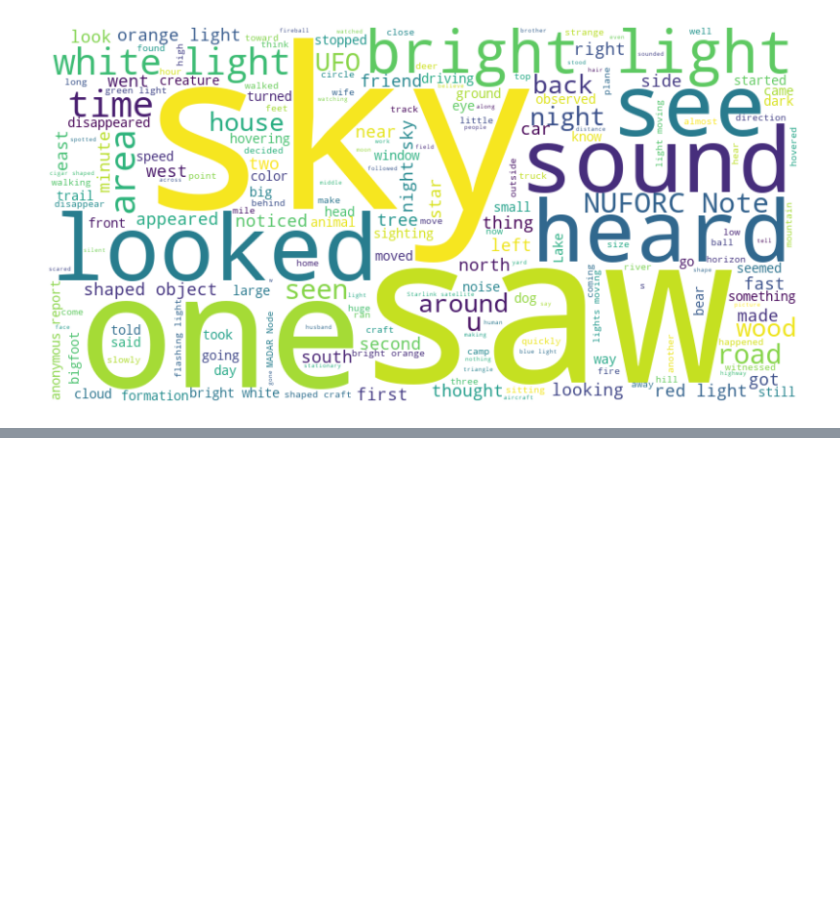
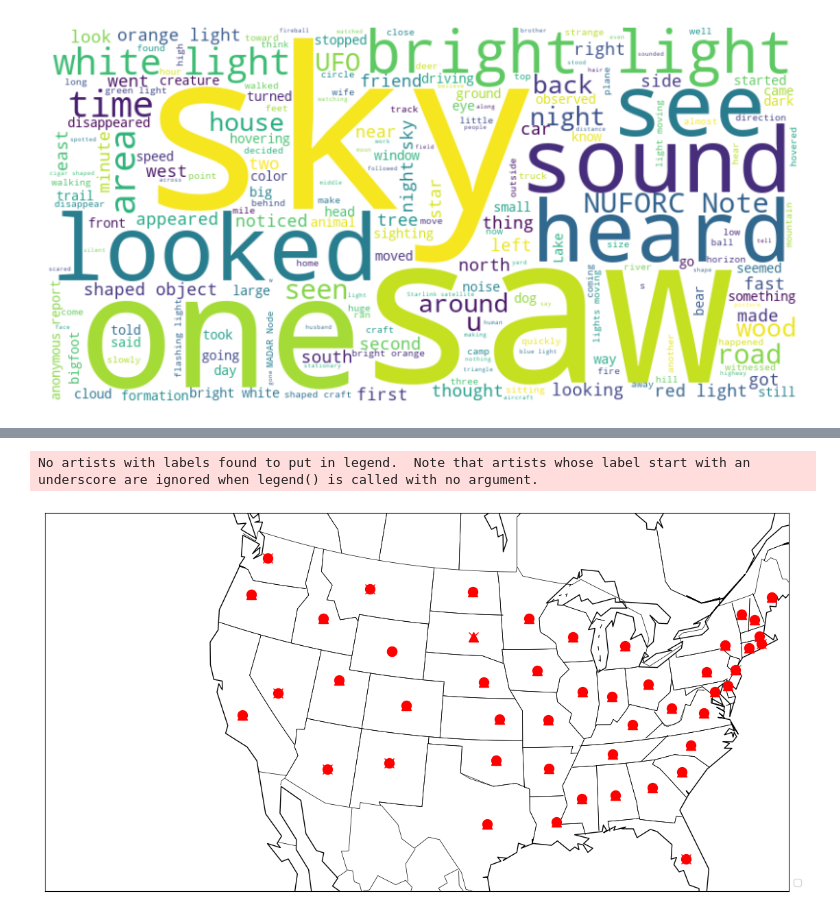
Before and after one commit to seanmalley1/bigfeet, a Jupyter notebook: notebooks/ufo_wordcloud.ipynb, the cells around one changed output, grey strips where cells are left out. Cells and saved outputs as stored; diff of their text form; code cells hidden in the pictures; blank space fills up the shorter version.

Commit message:
marker map done, but ugly. got centriods for each state, though

```diff
--- a/notebooks/ufo_wordcloud.ipynb
+++ b/notebooks/ufo_wordcloud.ipynb
@@ -6,7 +6,7 @@ https://github.com/nltk/nltk/wiki/FAQ
 import pandas as pd
 
 df_ufo = pd.read_csv('F:\\d10\\Projects\\bigfoots-ufos-ghosts-oh-my\\data\\nuforc_reports.csv')
-df_big = pd.read_csv('F:\\d10\\Projects\\bigfoots-ufos-ghosts-oh-my\\data\\bfro_reports_geocoded.csv')
+# df_big = pd.read_csv('F:\\d10\\Projects\\bigfoots-ufos-ghosts-oh-my\\data\\bfro_reports_geocoded.csv')
 # %%
 df.head()
 # %% [output]
@@ -241,0 +427,57 @@ plt.show()
+# %%
+
+import matplotlib.pyplot as plt
+from mpl_toolkits.basemap import Basemap
+
+
+state_coords = {
+    'AL': (32.806671, -86.791130), 'AK': (61.370716, -152.404419), 'AZ': (33.729759, -111.431221),
+    'AR': (34.969704, -92.373123), 'CA': (36.116203, -119.681564), 'CO': (39.059811, -105.311104),
+    'CT': (41.597782, -72.755371), 'DE': (39.318523, -75.507141), 'FL': (27.766279, -81.686783),
+    'GA': (33.040619, -83.643074), 'HI': (21.094318, -157.498337), 'ID': (44.240459, -114.478828),
+    'IL': (40.349457, -88.986137), 'IN': (39.849426, -86.258278), 'IA': (42.011539, -93.210526),
+    'KS': (38.526600, -96.726486), 'KY': (37.668140, -84.670067), 'LA': (31.169546, -91.867805),
+    'ME': (44.693947, -69.381927), 'MD': (39.063946, -76.802101), 'MA': (42.230171, -71.530106),
+    'MI': (43.326618, -84.536095), 'MN': (45.694454, -93.900192), 'MS': (32.741646, -89.678696),
+    'MO': (38.456085, -92.288368), 'MT': (46.921925, -110.454353), 'NE': (41.125370, -98.268082),
+    'NV': (38.313515, -117.055374), 'NH': (43.452492, -71.563896), 'NJ': (40.298904, -74.521011),
+    'NM': (34.840515, -106.248482), 'NY': (42.165726, -74.948051), 'NC': (35.630066, -79.806419),
+    'ND': (47.528912, -99.784012), 'OH': (40.388783, -82.764915), 'OK': (35.565342, -96.928917),
+    'OR': (44.572021, -122.070938), 'PA': (40.590752, -77.209755), 'RI': (41.680893, -71.511780),
+    'SC': (33.856892, -80.945007), 'AK': (64.200841, -149.493673), 'SD': (44.299782, -99.438828),
+    'TN': (35.747845, -86.692345), 'TX': (31.054487, -97.563461), 'UT': (40.150032, -111.862434),
+    'VT': (44.045876, -72.710686), 'VA': (37.769337, -78.169968), 'WA': (47.400902, -121.490494),
+    'WV': (38.491226, -80.954455), 'WI': (44.268543, -89.616508), 'WY': (42.755966, -107.302490)
+}
+
+shape_to_symbol = {
+    'circle': 'o',
+    'triangle': '^',
+    'sphere': 'o',
+
+}
+
+
+plt.figure(figsize=(14, 8))
+m = Basemap(llcrnrlon=-130, llcrnrlat=20, urcrnrlon=-65, urcrnrlat=50, projection='lcc', lat_1=33, lat_2=45, lon_0=-95)
+
+
+m.drawcoastlines()
+m.drawcountries()
+m.drawstates()
+
+
+for index, row in most_common_shape_per_state.iterrows():
+    state = row['state']
+    shape = row['shape']
+    if state in state_coords:
+        lat, lon = state_coords[state]
+        x, y = m(lon, lat)
+        symbol = shape_to_symbol.get(shape, 'x')
+        m.plot(x, y, symbol, markersize=10, label=shape if index == 0 else "", color='red')
+
+plt.legend(loc='lower left', bbox_to_anchor=(1, 0))
+plt.show()
+# %% [output]
+No artists with labels found to put in legend.  Note that artists whose label start with an underscore are ignored when legend() is called with no argument.
+[figure, added]
```
Also changed, not shown: parts of 8 cells of this notebook.
